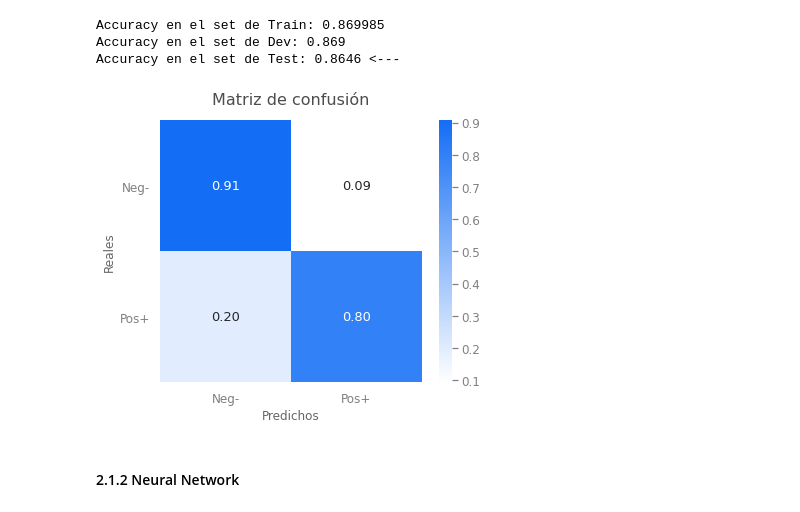
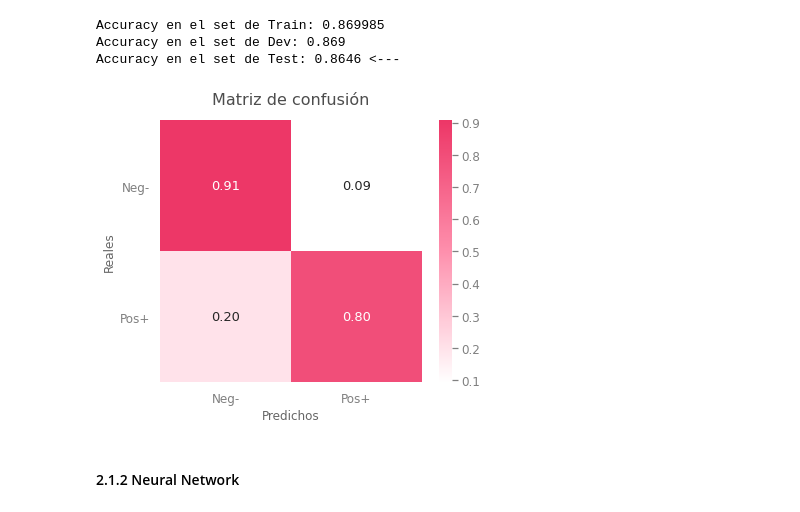
Before and after one commit to dewith/reviews-polarity, a Jupyter notebook: P4_polarity.ipynb, the cells around one changed output. Saved outputs shown, nothing was run; the diff lists cells and outputs as text; code cells hidden in the pictures.

```diff
--- a/P4_polarity.ipynb
+++ b/P4_polarity.ipynb
@@ -60,20 +62,14 @@ amber = '#F5B14C'
 mint = '#17BED1'
 purple = '#815ADB'
 pink = '#FE90AD'
-
-# Cualitative colormap
 palette = [blue, red, pink, purple, amber, mint]
 
 # Sequential colormap
-bluemint = LinearSegmentedColormap.from_list("myBlues", [mint, blue])
-redpink = LinearSegmentedColormap.from_list("myReds", [pink, red])
+
+redpink = LinearSegmentedColormap.from_list("myReds", ['white', pink, red])
 redwhite = LinearSegmentedColormap.from_list("myReds", ['white', red])
 bluewhite = LinearSegmentedColormap.from_list("myReds", ['white', blue])
 
-# Diverging colormap
-bluered = LinearSegmentedColormap.from_list("myBlueRed", [red, "white", blue])
-blupurred = LinearSegmentedColormap.from_list("myBlueRed", [red, purple, blue])
-rainbow = LinearSegmentedColormap.from_list("myBlueRed", [pink, red, purple, blue, mint])
 
 params = {'axes.edgecolor': '0.9', 'axes.labelcolor': '0.4',
           'text.color': '0.3', 'xtick.color': '0.5', 'ytick.color': '0.5',
@@ -87,9 +83,9 @@ sns.set(context='notebook', style='white', palette=palette, rc=params)
 # %% [markdown]
 Cargamos los datos
 # %%
-train = pd.read_csv('/work/processed_data/train.csv')
-dev = pd.read_csv('/work/processed_data/dev.csv')
-test = pd.read_csv('/work/processed_data/test.csv')
+train = pd.read_csv('/content/train.csv')
+dev = pd.read_csv('/content/dev.csv')
+test = pd.read_csv('/content/test.csv')
 # %%
 X_train = train[['full_text', 'clean_text']].copy()
 X_dev = dev[['full_text', 'clean_text']].copy()
@@ -111,6 +107,9 @@ word_unique_percent,
 count_word, count_letters,
 count_unique_word.
 # %%
-nltk.download('stopwords')
-stopword_list = nltk.corpus.stopwords.words('spanish')
+try:
+  stopword_list = nltk.corpus.stopwords.words('spanish')
+except:
+  nltk.download('stopwords')
+  stopword_list = nltk.corpus.stopwords.words('spanish')
 # %% [output]
@@ -143,9 +142,9 @@ test_indirect['word_unique_percent'] = test_indirect['count_unique_word']*100/te
 # %% [markdown]
 Leemos los datasets de polaridad
 # %%
-train_polarity = pd.read_csv('/work/processed_data/train_polarity.csv')
-dev_polarity = pd.read_csv('/work/processed_data/dev_polarity.csv')
-test_polarity = pd.read_csv('/work/processed_data/test_polarity.csv')
+train_polarity = pd.read_csv('/content/train_polarity.csv')
+dev_polarity = pd.read_csv('/content/dev_polarity.csv')
+test_polarity = pd.read_csv('/content/test_polarity.csv')
 # %% [markdown]
 Solo falta juntar todas las features en un matriz dispersa
 # %%
@@ -188,23 +187,23 @@ Accuracy en el set de Test: 0.8646 <---
 # %%
 plt.figure(figsize=(6, 5))
 conf_sent = confusion_matrix(y_test, y_test_pred_svc,
                              labels=[0, 1],
                              normalize='true')
 sns.heatmap(data = conf_sent, cbar=True, square=True, annot=True,
             fmt= '.2f', annot_kws={'size': 13},
             xticklabels= ['Neg-', 'Pos+'],
             yticklabels=['Neg-', 'Pos+'],
-            cmap=bluewhite)
+            cmap=redpink)
 
 plt.title('Matriz de confusión', pad=16)
 plt.ylabel('Reales')
 plt.xlabel('Predichos')
 plt.xticks(rotation = 0)
 plt.yticks(rotation = 0)
 plt.tight_layout()
 plt.show()
 # %% [output]
-[figure, old version]
+[figure, new version]
 # %% [markdown]
 #### 2.1.2 Neural Network
 # %% [markdown]
```
Also changed, not shown: parts of 25 cells of this notebook.
